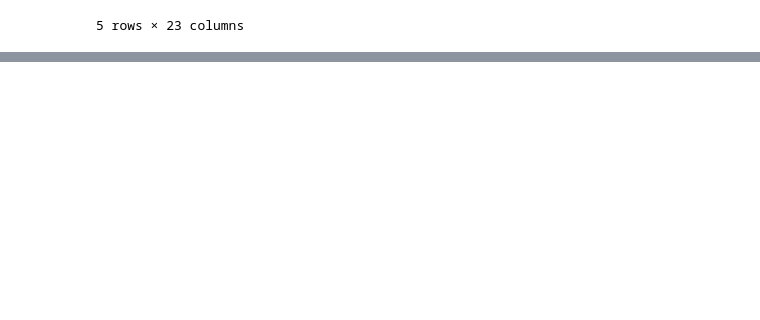
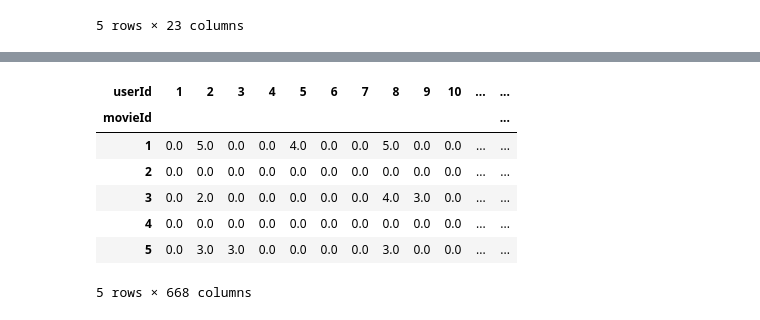
Before and after one commit to DevLenin06/Movie-Recommendation-System, a Jupyter notebook: Movie_Recommendation_Model.ipynb, the cells around one changed output, grey strips where cells are left out. Drawn from its saved outputs; the diff is of its cells as text; code cells hidden in the pictures; blank space fills up the shorter version.

```diff
--- a/Movie_Recommendation_Model.ipynb
+++ b/Movie_Recommendation_Model.ipynb
@@ -89,3 +89,6 @@ df_movies.head()
 | 3 | 4 | Waiting to Exhale | 0 | 0 | 0 | 0 | 0 | 1 | 0 | ... |
 | 4 | 5 | Father of the Bride Part II | 0 | 0 | 0 | 0 | 0 | 1 | 0 | ... |
 5 rows × 23 columns
+# %%
+final_dataset = df_ratings.pivot(index='movieId', columns='userId', values='rating')
+final_dataset.head()
@@ -91,0 +104,12 @@ df_movies.head()
+# %%
+final_dataset.fillna(0, inplace=True)
+final_dataset.head()
+# %% [output]
+| userId | 1 | 2 | 3 | 4 | 5 | 6 | 7 | 8 | 9 | 10 | ... | ... |
+| movieId |  |  |  |  |  |  |  |  |  |  |  | ... |
+| 1 | 0.0 | 5.0 | 0.0 | 0.0 | 4.0 | 0.0 | 0.0 | 5.0 | 0.0 | 0.0 | ... | ... |
+| 2 | 0.0 | 0.0 | 0.0 | 0.0 | 0.0 | 0.0 | 0.0 | 0.0 | 0.0 | 0.0 | ... | ... |
+| 3 | 0.0 | 2.0 | 0.0 | 0.0 | 0.0 | 0.0 | 0.0 | 4.0 | 3.0 | 0.0 | ... | ... |
+| 4 | 0.0 | 0.0 | 0.0 | 0.0 | 0.0 | 0.0 | 0.0 | 0.0 | 0.0 | 0.0 | ... | ... |
+| 5 | 0.0 | 3.0 | 3.0 | 0.0 | 0.0 | 0.0 | 0.0 | 3.0 | 0.0 | 0.0 | ... | ... |
+5 rows × 668 columns
```
Also changed, not shown: parts of 2 cells of this notebook.
